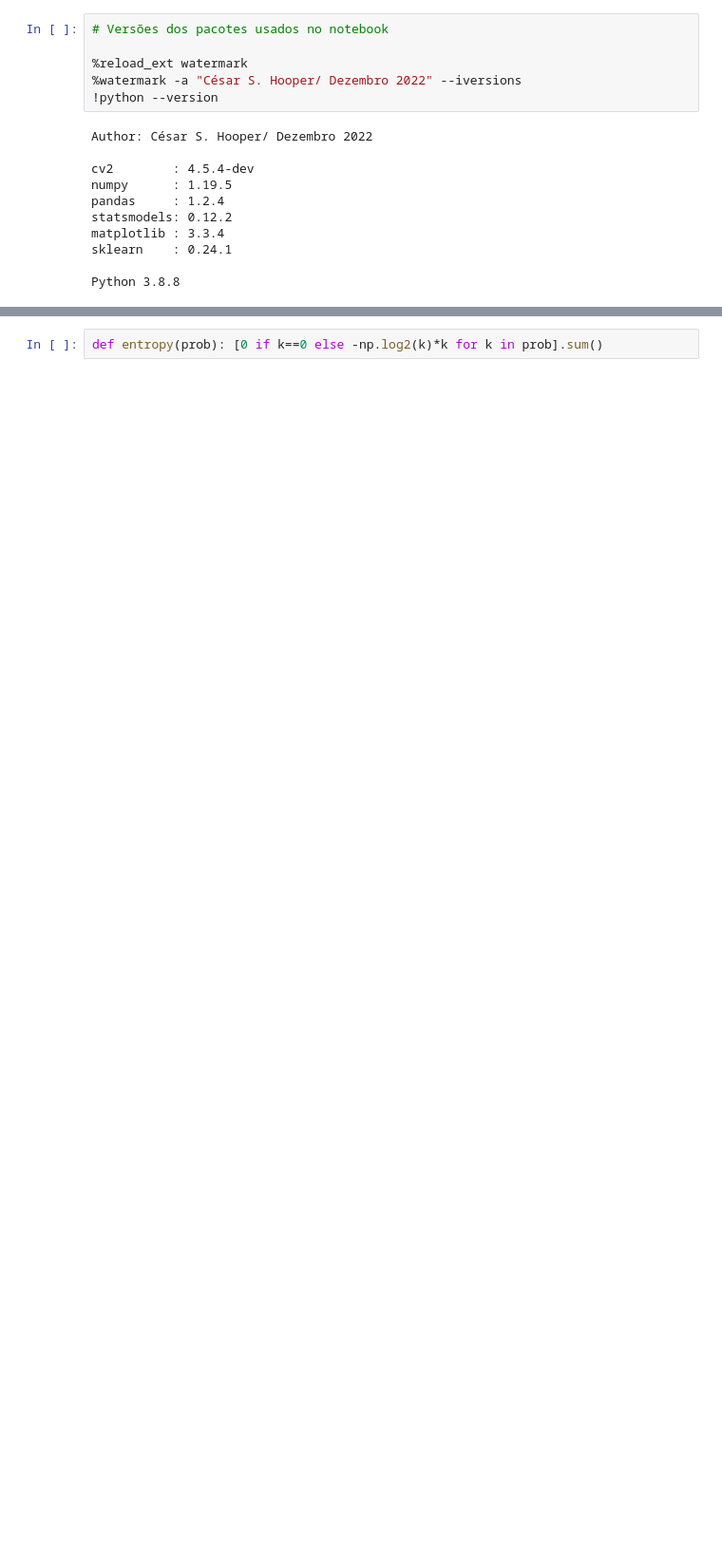
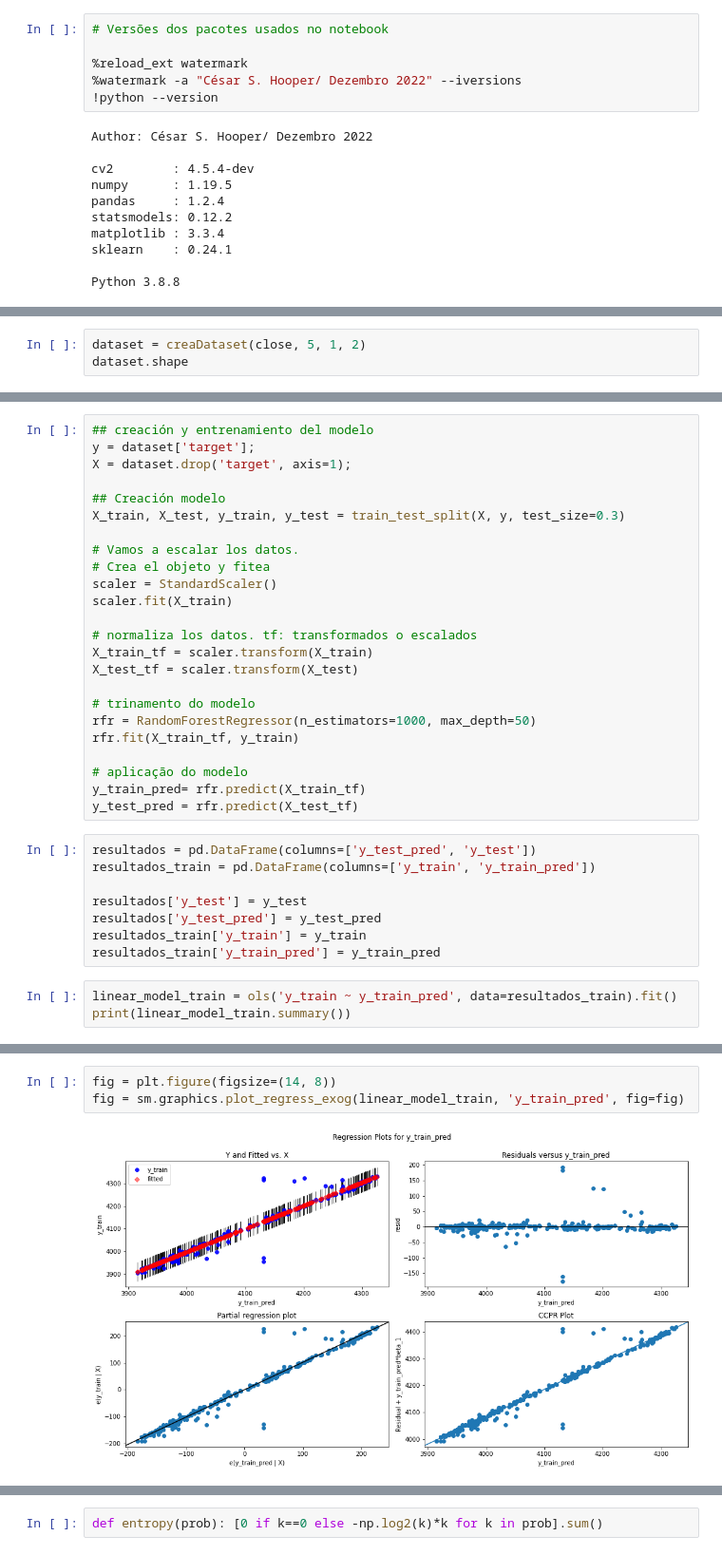
Before and after one commit to hoopercesar/Machine-Learning-Projects, a Jupyter notebook: 4HRS-FORECAST-PROYECO-MARCELO.ipynb, the cells around one changed output, grey strips where cells are left out. Shown at 95% size. Saved outputs shown, nothing was run; the diff lists cells and outputs as text; blank space fills up the shorter version.

```diff
--- a/4HRS-FORECAST-PROYECO-MARCELO.ipynb
+++ b/4HRS-FORECAST-PROYECO-MARCELO.ipynb
@@ -118,0 +68,3 @@ test2.describe().loc['mean'].diff(), test2.describe().loc['std'].diff()
+# %%
+dataset = creaDataset(close, 5, 1, 2)
+dataset.shape
@@ -118,0 +73,35 @@ test2.describe().loc['mean'].diff(), test2.describe().loc['std'].diff()
+# %%
+## creación y entrenamiento del modelo
+y = dataset['target'];
+X = dataset.drop('target', axis=1);
+
+## Creación modelo
+X_train, X_test, y_train, y_test = train_test_split(X, y, test_size=0.3)
+
+# Vamos a escalar los datos.
+# Crea el objeto y fitea
+scaler = StandardScaler()
+scaler.fit(X_train)
+
+# normaliza los datos. tf: transformados o escalados
+X_train_tf = scaler.transform(X_train)
+X_test_tf = scaler.transform(X_test)
+
+# trinamento do modelo
+rfr = RandomForestRegressor(n_estimators=1000, max_depth=50)
+rfr.fit(X_train_tf, y_train)
+
+# aplicação do modelo
+y_train_pred= rfr.predict(X_train_tf)
+y_test_pred = rfr.predict(X_test_tf)
+# %%
+resultados = pd.DataFrame(columns=['y_test_pred', 'y_test'])
+resultados_train = pd.DataFrame(columns=['y_train', 'y_train_pred'])
+
+resultados['y_test'] = y_test
+resultados['y_test_pred'] = y_test_pred
+resultados_train['y_train'] = y_train
+resultados_train['y_train_pred'] = y_train_pred
+# %%
+linear_model_train = ols('y_train ~ y_train_pred', data=resultados_train).fit()
+print(linear_model_train.summary())
@@ -118,0 +126,5 @@ test2.describe().loc['mean'].diff(), test2.describe().loc['std'].diff()
+# %%
+fig = plt.figure(figsize=(14, 8))
+fig = sm.graphics.plot_regress_exog(linear_model_train, 'y_train_pred', fig=fig)
+# %% [output]
+[figure, added]
```
Also changed, not shown: parts of 18 cells of this notebook.
